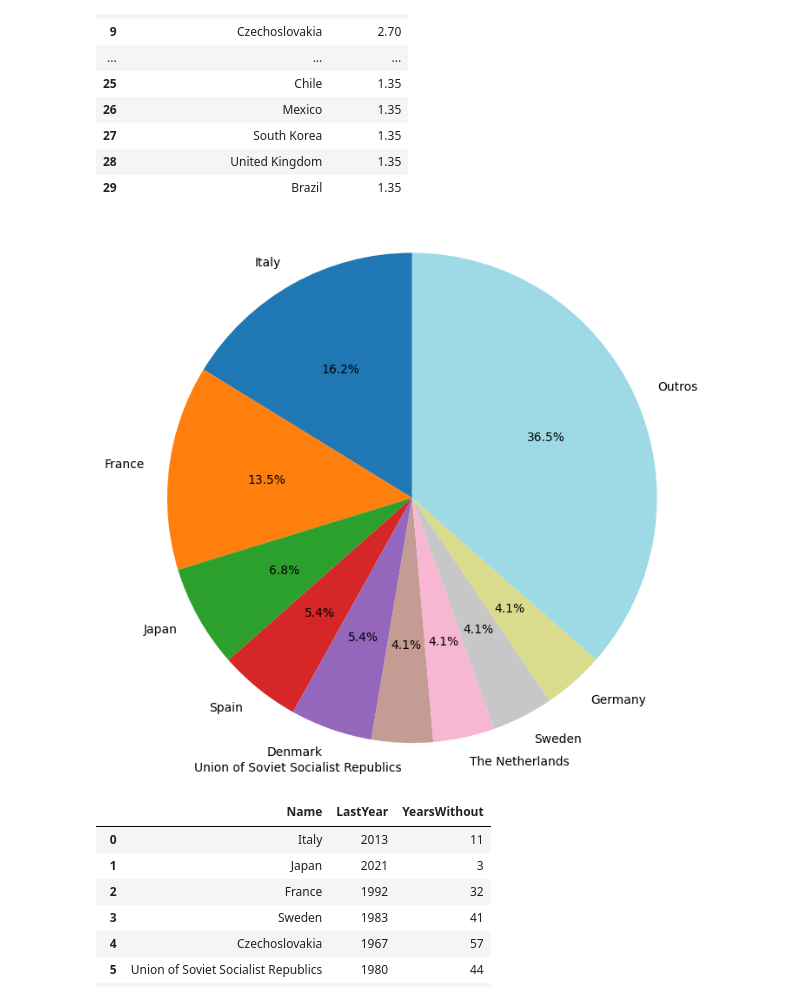
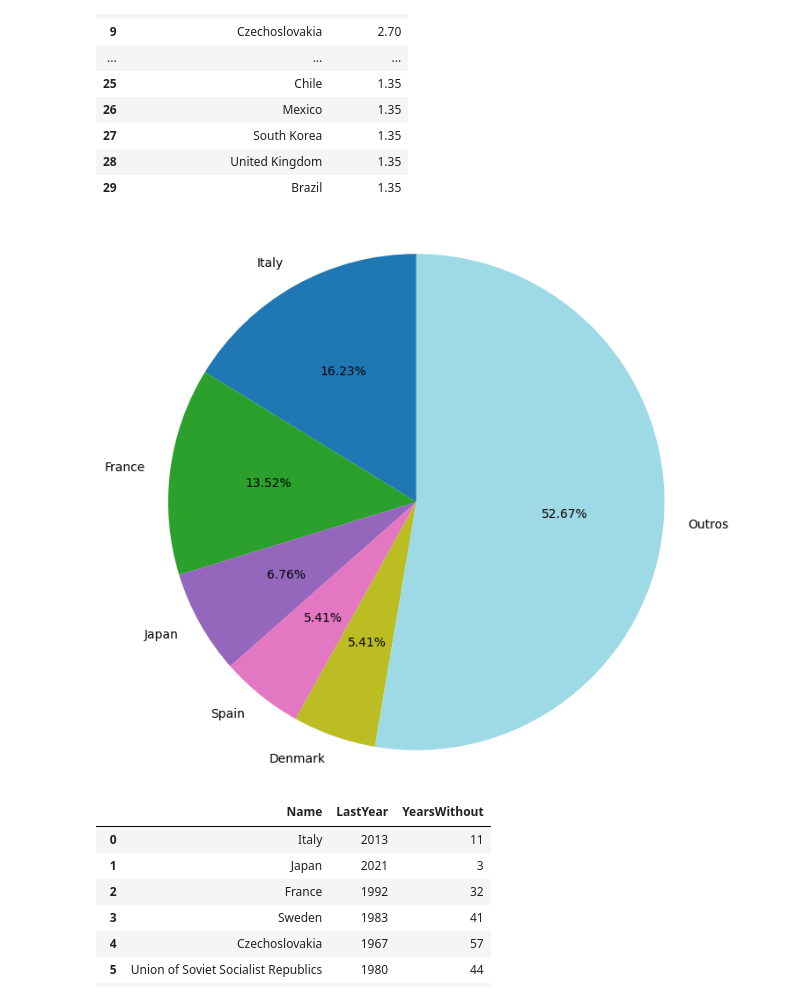
Before and after one commit to edilsonchaves/MVP-Analise-de-Dados-Oscar-Research, a Jupyter notebook: OscarResearch.ipynb, the cells around one changed output. Drawn from its saved outputs; the diff is of its cells as text; code cells hidden in the pictures.

```diff
--- a/OscarResearch.ipynb
+++ b/OscarResearch.ipynb
@@ -551,7 +551,7 @@ def PizzaTopN(df, top_n=5):
     plt.pie(
         values,
         labels=labels,
-        autopct='%1.1f%%',
+        autopct='%1.2f%%',
         startangle=90,
         colors=colors
     )
@@ -1174,9 +1282,9 @@ display(df_international_country_winner_percentual)
 | 28 | United Kingdom | 1.35 |
 | 29 | Brazil | 1.35 |
 # %%
-PizzaTopN(df_international_country_winner_percentual, 9)
+PizzaTopN(df_international_country_winner_percentual, 5)
 # %% [output]
-[figure, old version]
+[figure, new version]
 # %%
 last_show_information(df_international_picture_country_winner, "Name")
 # %% [output]
```
Also changed, not shown: parts of 67 cells of this notebook.
